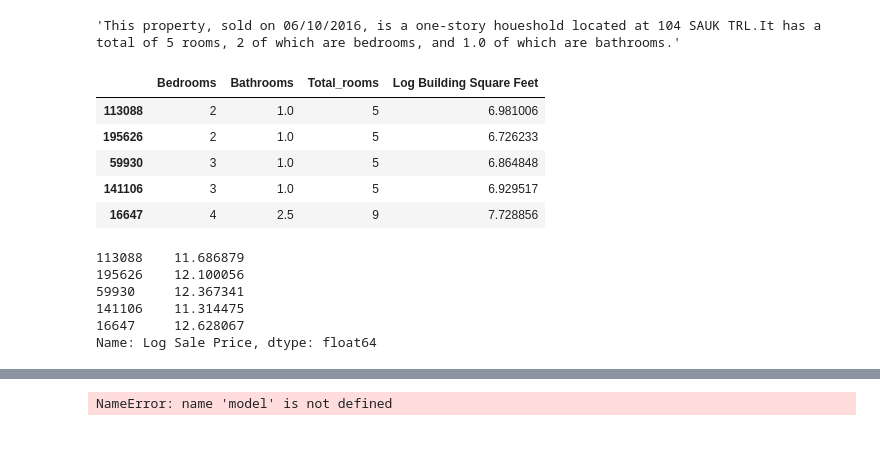
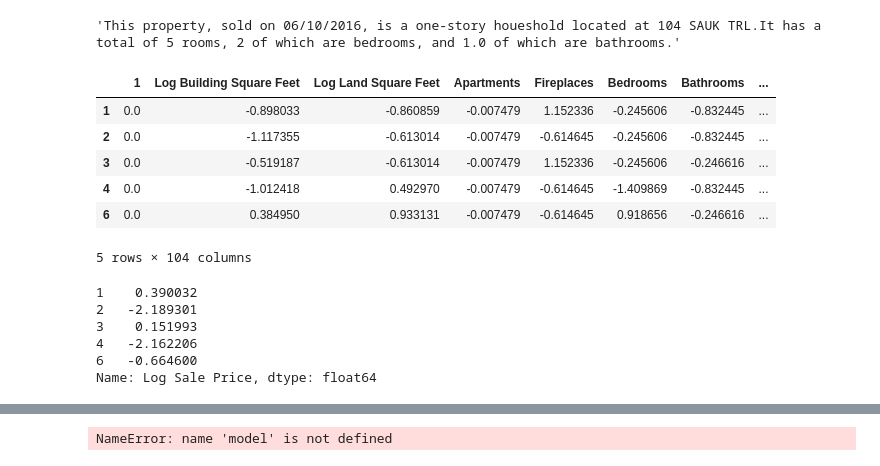
Before and after one commit to Alan-Heoooh/STAT471, a Jupyter notebook: Project/proj.ipynb, the cells around one changed output, grey strips where cells are left out. Saved outputs shown, nothing was run; the diff lists cells and outputs as text; code cells hidden in the pictures.

```diff
--- a/Project/proj.ipynb
+++ b/Project/proj.ipynb
@@ -1088,42 +1094,70 @@ def add_total_rooms(data):
 # %%
 ## Your analysis goes to this part
+import re
+import pandas as pd
+from sklearn.preprocessing import StandardScaler, PolynomialFeatures
+from sklearn.feature_selection import RFE
+from sklearn.linear_model import LinearRegression
 
-training_val_data = pd.read_csv("cook_county_train.csv", index_col='Unnamed: 0')
+def add_polynomial_features(data, degree=2):
+    poly = PolynomialFeatures(degree)
+    poly_features = poly.fit_transform(data)
+    poly_feature_names = poly.get_feature_names(data.columns)
+    return pd.DataFrame(poly_features, columns=poly_feature_names, index=data.index)
 
-test_data = pd.read_csv("cook_county_test.csv")
+def standard_scale(data):
+    scaler = StandardScaler()
+    scaled_data = scaler.fit_transform(data)
+    return pd.DataFrame(scaled_data, columns=data.columns, index=data.index)
 
-train, valid = train_val_split(training_val_data)
+def recursive_feature_elimination(X, y, n_features_to_select=10):
+    model = LinearRegression()
+    selector = RFE(model, n_features_to_select=n_features_to_select)
+    X_new = selector.fit_transform(X, y)
+    selected_features = X.columns[selector.support_]
+    return pd.DataFrame(X_new, columns=selected_features, index=X.index)
+
+
+
 
 pipelines = [
     (remove_outliers, None, {
         'variable': 'Sale Price',
         'lower': 500,
     }),
     (log_transform, None, {'col': 'Sale Price'}),
     (log_transform, None, {'col': 'Building Square Feet'}),
+    (log_transform, None, {'col': 'Land Square Feet'}),
     (add_total_bedrooms, None, None),
     (add_total_bathrooms, None, None),
     (add_total_rooms, None, None),
-    (select_columns, ['Log Sale Price', 'Bedrooms', 'Bathrooms', 'Total_rooms', 'Log Building Square Feet'], None)
+    (add_in_expensive_neighborhood, [expensive_neighborhoods], None),
+    (substitute_roof_material, None, None),
+    (ohe_roof_material, None, None),
+    (select_columns, ['Log Sale Price', 'Log Building Square Feet', 'Log Land Square Feet', 'Apartments', 'Fireplaces', 'Bedrooms', 'Bathrooms', 'Total_rooms', 'in_expensive_neighborhood', 'Roof Material_Shake', 'Roof Material_Slate', 'Roof Material_Tar & Gravel', 'Roof Material_Tile'], None),
+    (lambda data: data.dropna(), None, {}),
+    (add_polynomial_features, None, {'degree': 2}),
+    (standard_scale, None, {}),
 ]
 
 X_train, Y_train = feature_engine_pipe(train, pipelines, 'Log Sale Price')
 X_valid, Y_valid = feature_engine_pipe(valid, pipelines, 'Log Sale Price')
 
 
 # Take a look at the result
 display(X_train.head())
 display(Y_train.head())
 # %% [output]
-|  | Bedrooms | Bathrooms | Total_rooms | Log Building Square Feet |
-| 113088 | 2 | 1.0 | 5 | 6.981006 |
-| 195626 | 2 | 1.0 | 5 | 6.726233 |
-| 59930 | 3 | 1.0 | 5 | 6.864848 |
-| 141106 | 3 | 1.0 | 5 | 6.929517 |
-| 16647 | 4 | 2.5 | 9 | 7.728856 |
+|  | 1 | Log Building Square Feet | Log Land Square Feet | Apartments | Fireplaces | Bedrooms | Bathrooms | ... |
+| 1 | 0.0 | -0.898033 | -0.860859 | -0.007479 | 1.152336 | -0.245606 | -0.832445 | ... |
+| 2 | 0.0 | -1.117355 | -0.613014 | -0.007479 | -0.614645 | -0.245606 | -0.832445 | ... |
+| 3 | 0.0 | -0.519187 | -0.613014 | -0.007479 | 1.152336 | -0.245606 | -0.246616 | ... |
+| 4 | 0.0 | -1.012418 | 0.492970 | -0.007479 | -0.614645 | -1.409869 | -0.832445 | ... |
+| 6 | 0.0 | 0.384950 | 0.933131 | -0.007479 | -0.614645 | 0.918656 | -0.246616 | ... |
-113088    11.686879
-195626    12.100056
-59930     12.367341
-141106    11.314475
-16647     12.628067
-Name: Log Sale Price, dtype: float64
+5 rows × 104 columns
+1    0.390032
+2   -2.189301
+3    0.151993
+4   -2.162206
+6   -0.664600
+Name: Log Sale Price, dtype: float64
```
Also changed, not shown: parts of 4 cells of this notebook, 17 other files.
